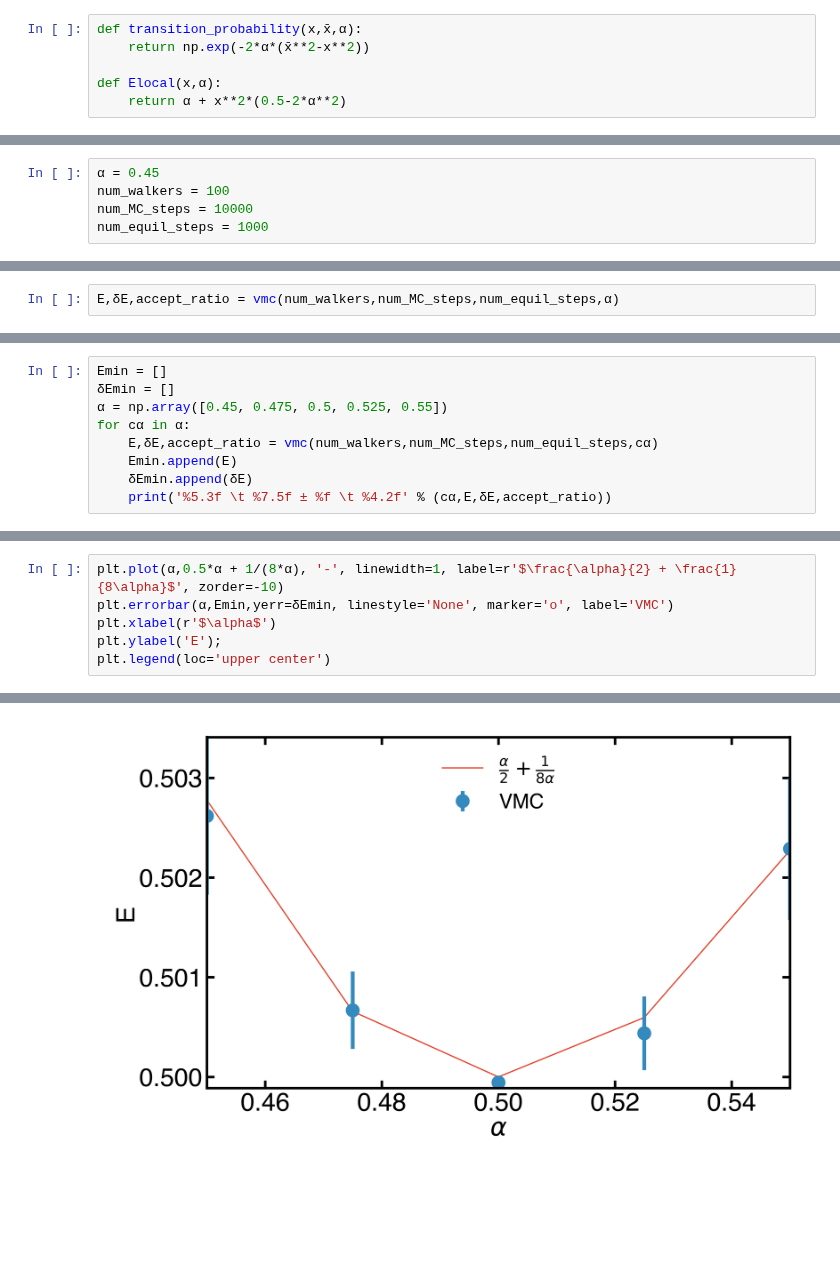
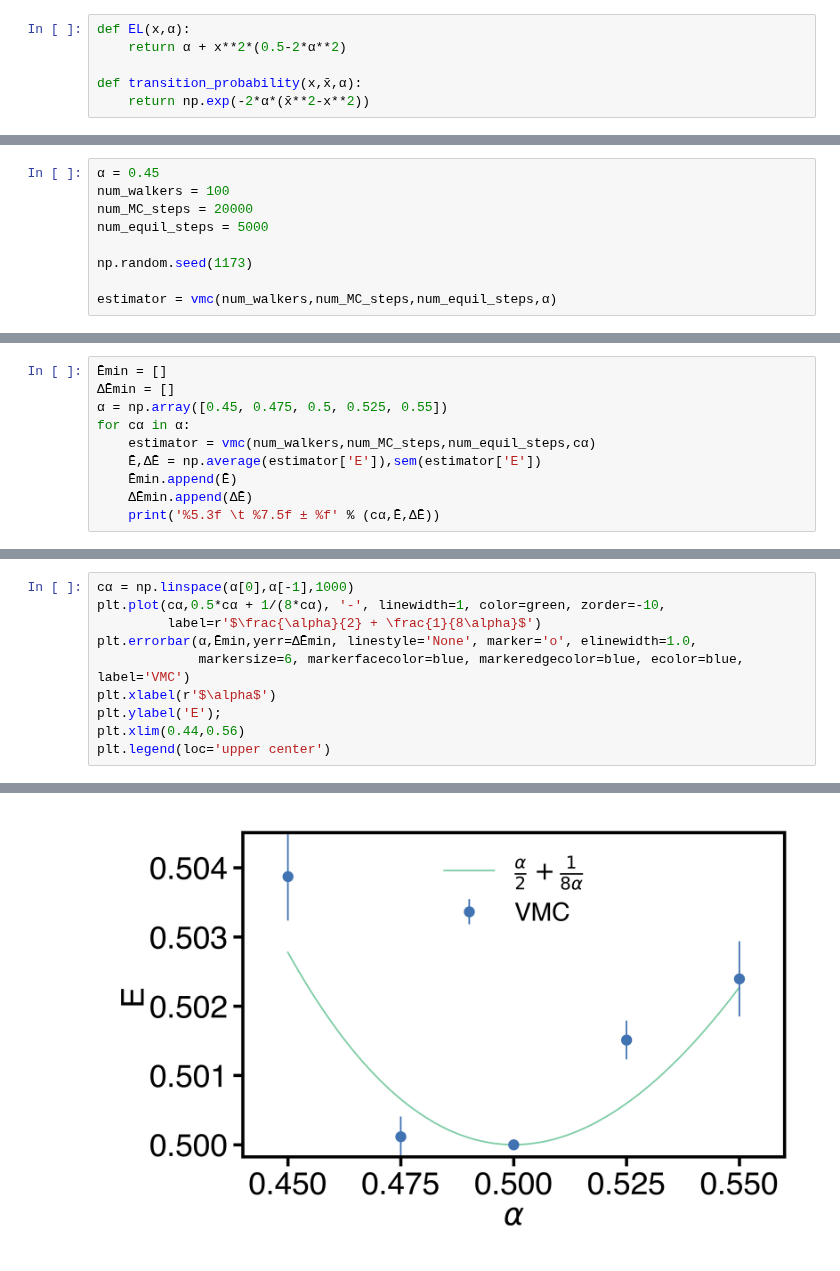
Before and after one commit to agdelma/qmc_ho, a Jupyter notebook: vmc_ho.ipynb, the cells around one changed output, grey strips where cells are left out. Cells and saved outputs as stored; diff of their text form; blank space fills up the shorter version.

```diff
--- a/vmc_ho.ipynb
+++ b/vmc_ho.ipynb
@@ -13,9 +31,9 @@ except: pass
 # %%
+def EL(x,α):
+    return α + x**2*(0.5-2*α**2)
+
 def transition_probability(x,x̄,α):
     return np.exp(-2*α*(x̄**2-x**2))
-
-def Elocal(x,α):
-    return α + x**2*(0.5-2*α**2)
 # %%
 def vmc(num_walkers,num_MC_steps,num_equil_steps,α,δ=1.0):
 
@@ -54,5 +69,9 @@ def vmc(num_walkers,num_MC_steps,num_equil_steps,α,δ=1.0):
 # %%
 α = 0.45
 num_walkers = 100
-num_MC_steps = 10000
-num_equil_steps = 1000
+num_MC_steps = 20000
+num_equil_steps = 5000
+
+np.random.seed(1173)
+
+estimator = vmc(num_walkers,num_MC_steps,num_equil_steps,α)
@@ -59,2 +79,0 @@ num_equil_steps = 1000
-# %%
-E,δE,accept_ratio = vmc(num_walkers,num_MC_steps,num_equil_steps,α)
@@ -67,10 +91,11 @@ accept = 0.62
 # %%
-Emin = []
-δEmin = []
+Ēmin = []
+ΔĒmin = []
 α = np.array([0.45, 0.475, 0.5, 0.525, 0.55])
 for cα in α:
-    E,δE,accept_ratio = vmc(num_walkers,num_MC_steps,num_equil_steps,cα)
-    Emin.append(E)
-    δEmin.append(δE)
-    print('%5.3f \t %7.5f ± %f \t %4.2f' % (cα,E,δE,accept_ratio))
+    estimator = vmc(num_walkers,num_MC_steps,num_equil_steps,cα)
+    Ē,ΔĒ = np.average(estimator['E']),sem(estimator['E'])
+    Ēmin.append(Ē)
+    ΔĒmin.append(ΔĒ)
+    print('%5.3f \t %7.5f ± %f' % (cα,Ē,ΔĒ))
 # %% [output]
@@ -82,9 +118,13 @@ for cα in α:
 # %%
-plt.plot(α,0.5*α + 1/(8*α), '-', linewidth=1, label=r'$\frac{\alpha}{2} + \frac{1}{8\alpha}$', zorder=-10)
-plt.errorbar(α,Emin,yerr=δEmin, linestyle='None', marker='o', label='VMC')
+cα = np.linspace(α[0],α[-1],1000)
+plt.plot(cα,0.5*cα + 1/(8*cα), '-', linewidth=1, color=green, zorder=-10,
+         label=r'$\frac{\alpha}{2} + \frac{1}{8\alpha}$')
+plt.errorbar(α,Ēmin,yerr=ΔĒmin, linestyle='None', marker='o', elinewidth=1.0,
+             markersize=6, markerfacecolor=blue, markeredgecolor=blue, ecolor=blue, label='VMC')
 plt.xlabel(r'$\alpha$')
 plt.ylabel('E');
+plt.xlim(0.44,0.56)
 plt.legend(loc='upper center')
 # %% [output]
 <matplotlib.legend.Legend at 0x...>
-[figure, old version]
+[figure, new version]
```
Also changed, not shown: parts of 12 cells of this notebook.
